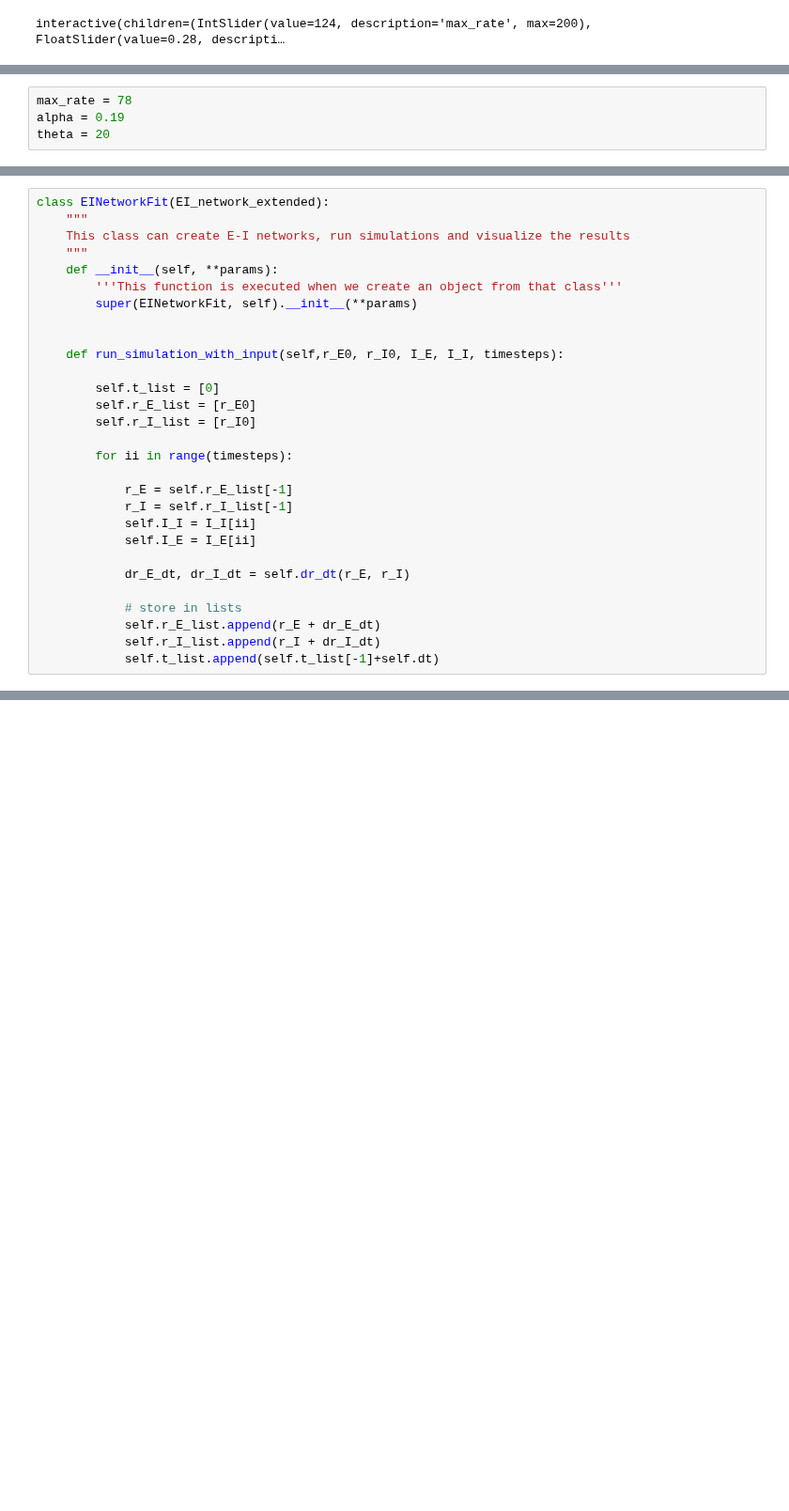
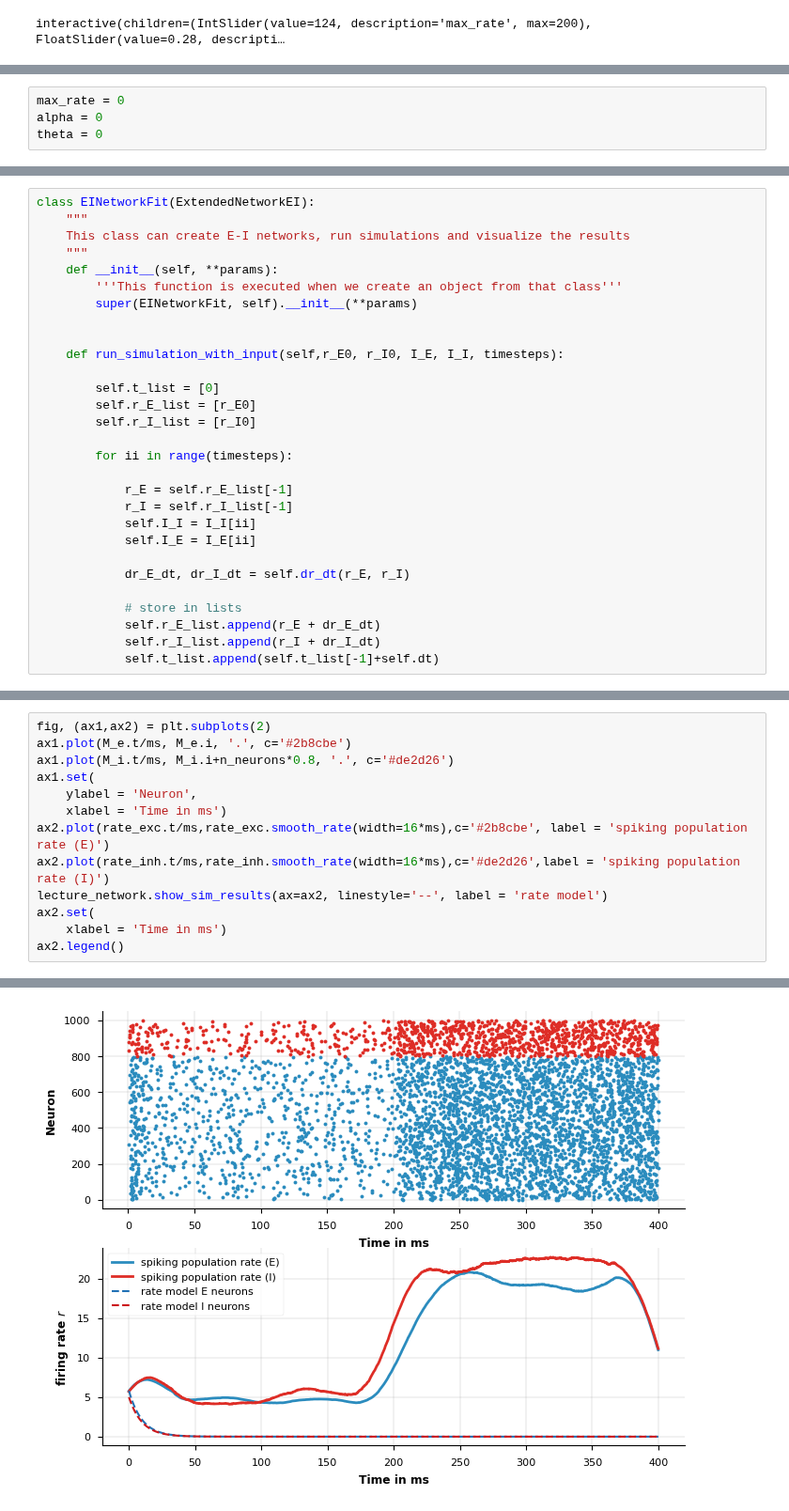
Before and after one commit to comp-neural-circuits/intro-to-comp-neuro, a Jupyter notebook: notebooks/Exc_8/notebook_8.ipynb, the cells around one changed output, grey strips where cells are left out. Shown at 94% size. Cells and saved outputs as stored; diff of their text form; blank space fills up the shorter version.

```diff
--- a/notebooks/Exc_8/notebook_8.ipynb
+++ b/notebooks/Exc_8/notebook_8.ipynb
@@ -687,4 +795,4 @@ interactive(children=(IntSlider(value=124, description='max_rate', max=200), Flo
 # %%
-max_rate = 78
-alpha = 0.19
-theta = 20
+max_rate = 0
+alpha = 0
+theta = 0
@@ -734,5 +844,5 @@ print(w_EE, w_IE, w_EI, w_II)
 # %%
-class EINetworkFit(EI_network_extended):
+class EINetworkFit(ExtendedNetworkEI):
     """
     This class can create E-I networks, run simulations and visualize the results
     """
@@ -849,0 +947,14 @@ ax2.set(
+# %%
+fig, (ax1,ax2) = plt.subplots(2)
+ax1.plot(M_e.t/ms, M_e.i, '.', c='#2b8cbe')
+ax1.plot(M_i.t/ms, M_i.i+n_neurons*0.8, '.', c='#de2d26')
+ax1.set(
+    ylabel = 'Neuron',
+    xlabel = 'Time in ms')
+ax2.plot(rate_exc.t/ms,rate_exc.smooth_rate(width=16*ms),c='#2b8cbe', label = 'spiking population rate (E)')
+ax2.plot(rate_inh.t/ms,rate_inh.smooth_rate(width=16*ms),c='#de2d26',label = 'spiking population rate (I)')
+lecture_network.show_sim_results(ax=ax2, linestyle='--', label = 'rate model')
+ax2.set(
+    xlabel = 'Time in ms')
+ax2.legend()
+# %% [output]
@@ -849,0 +962 @@ ax2.set(
+[figure, added]
```
Also changed, not shown: parts of 36 cells of this notebook, 3 other files.
